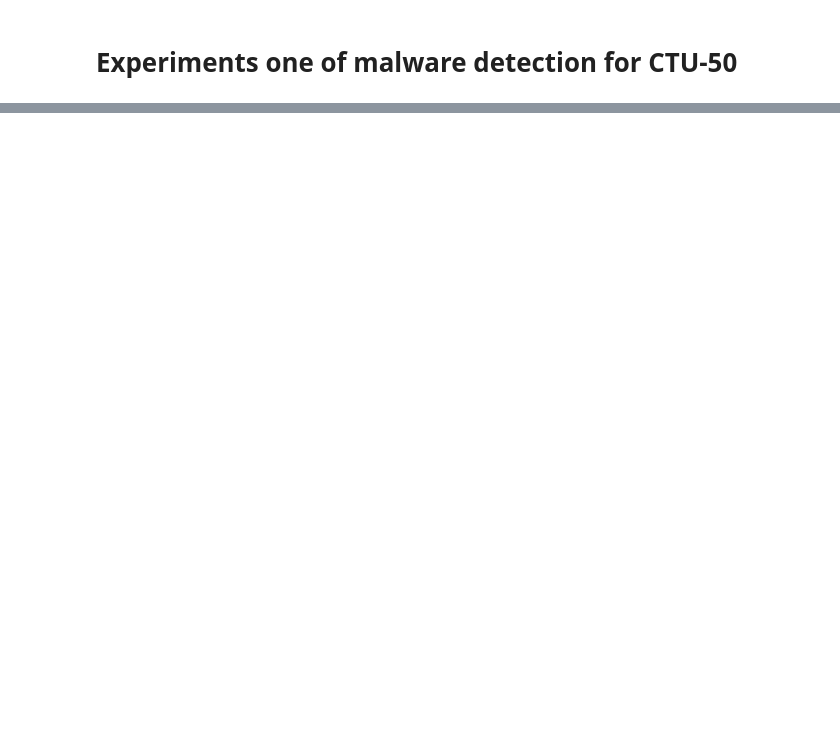
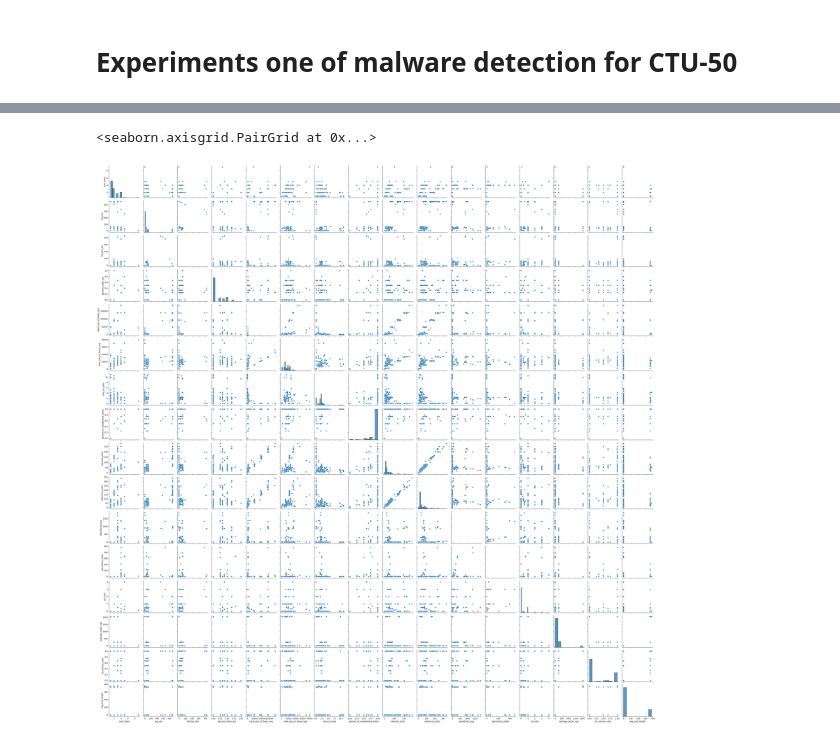
Before and after one commit to stratosphereips/ml-detectors-ctu-50, a Jupyter notebook: ctu-50-deteciton1.ipynb, the cells around one changed output, grey strips where cells are left out. Saved outputs shown, nothing was run; the diff lists cells and outputs as text; code cells hidden in the pictures; blank space fills up the shorter version.

```diff
--- a/ctu-50-deteciton1.ipynb
+++ b/ctu-50-deteciton1.ipynb
@@ -71,3 +30,6 @@ from sklearn.ensemble import RandomForestClassifier, AdaBoostClassifier
 from sklearn.naive_bayes import GaussianNB
 from sklearn.discriminant_analysis import QuadraticDiscriminantAnalysis
 from sklearn.inspection import DecisionBoundaryDisplay
+# %%
+# Load data
+df_1_1 = pd.read_csv('ctu-50-features/Client1/Day1/comb_features.csv')
@@ -73,0 +163,6 @@ from sklearn.inspection import DecisionBoundaryDisplay
+# %%
+import seaborn
+seaborn.pairplot(sub_df)
+# %% [output]
+<seaborn.axisgrid.PairGrid at 0x...>
+[figure, added]
```
Also changed, not shown: parts of 12 cells of this notebook.
